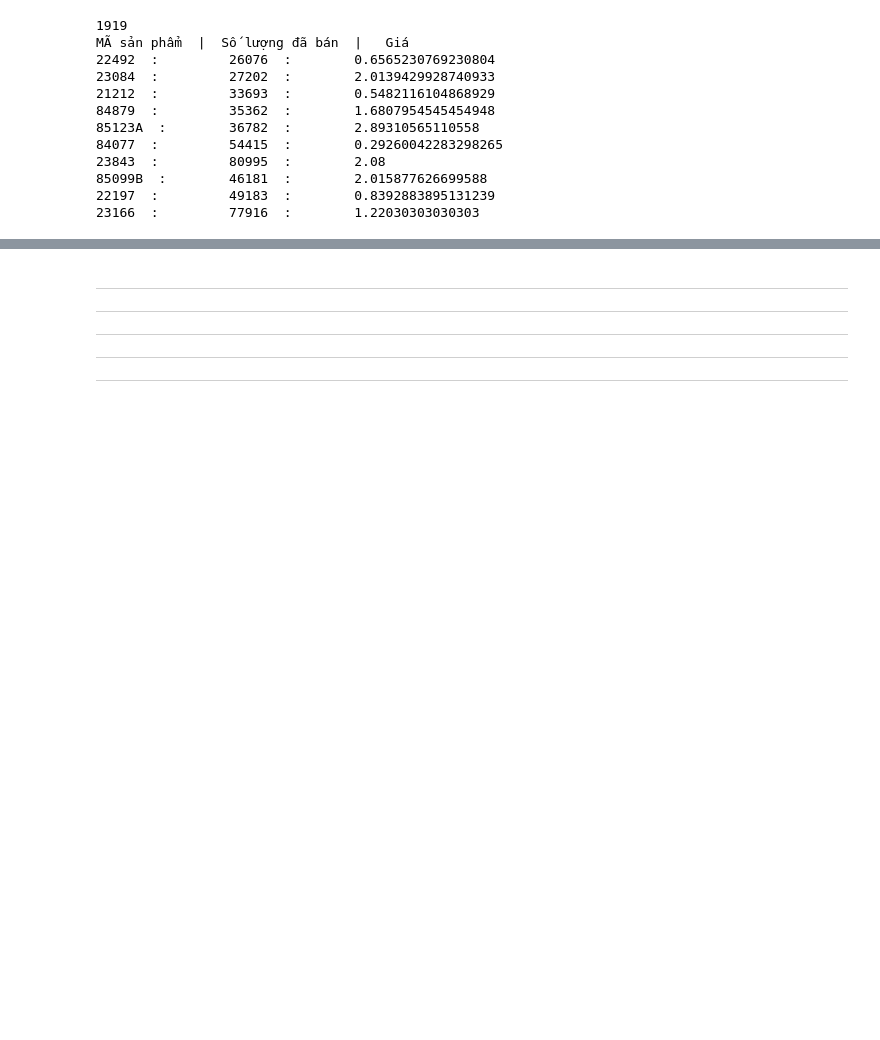
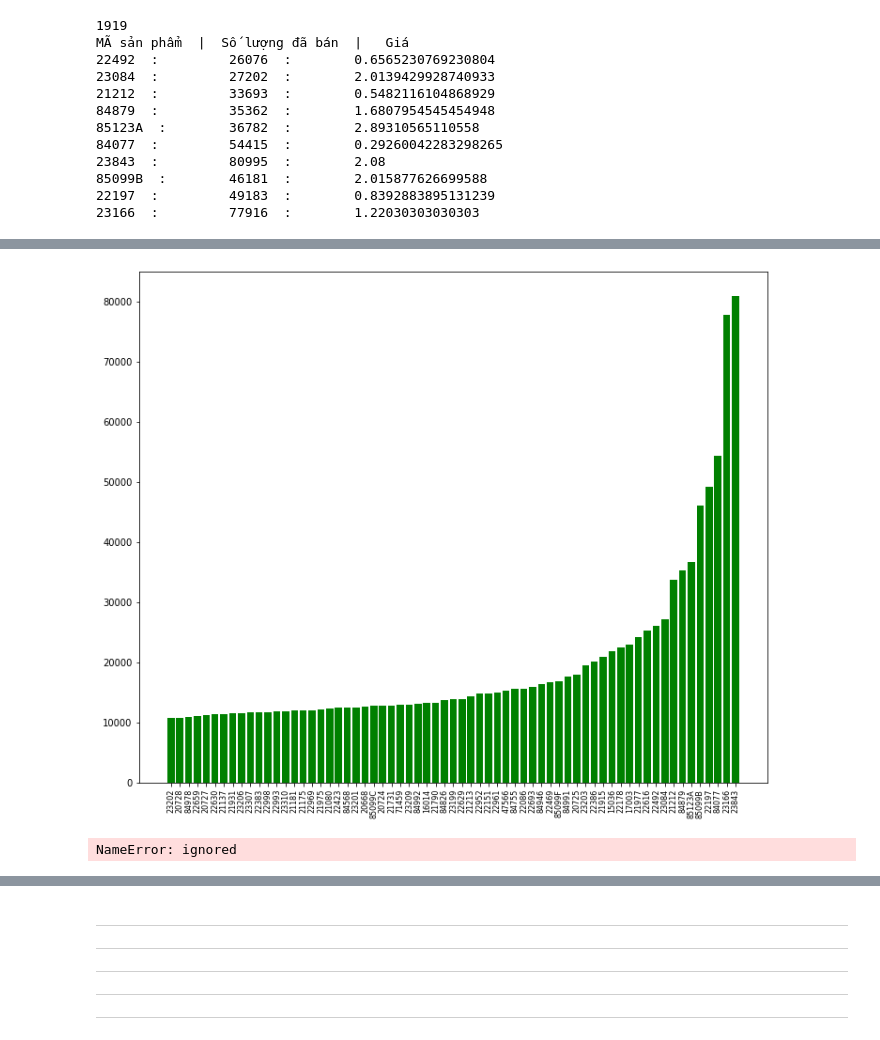
Before and after one commit to Edna-soso/DataAnalysis_Project, a Jupyter notebook: Data_Visualization/Data_Visualization.ipynb, the cells around one changed output, grey strips where cells are left out. Cells and saved outputs as stored; diff of their text form; code cells hidden in the pictures; blank space fills up the shorter version.

Commit message:
update chart

```diff
--- a/Data_Visualization/Data_Visualization.ipynb
+++ b/Data_Visualization/Data_Visualization.ipynb
@@ -260,3 +264,6 @@ MÃ sản phẩm  |  Số lượng đã bán  |   Giá
 85099B  :        46181  :        2.015877626699588
 22197  :         49183  :        0.8392883895131239
 23166  :         77916  :        1.22030303030303
+# %%
+top_10_pro= all_products.sort_values()[3600:]
+top_10_pro[-1]
@@ -262,0 +272,2 @@ MÃ sản phẩm  |  Số lượng đã bán  |   Giá
+# %%
+pro_ls =  [StockCode for StockCode, Quantity in top_10_pro.items()]
@@ -263,3 +296,18 @@ MÃ sản phẩm  |  Số lượng đã bán  |   Giá
+# %%
+x= pro_ls
+y1= top_10_pro
+
+fig, ax1 = plt.subplots()
+ax2= ax2.twinx()
+ax1.bar(x, y1, color = "g")
+ax1.set_xticklabels(pro_ls, rotation=90, size=8)
+plt.show()
+# %% [output]
+[figure, added]
+# %%
+hihi
+# %% [output]
+NameError: ignored
 # %%
 for i in range(len(data["StockCode"])):
   if data["StockCode"][i] == '23843' :
```
Also changed, not shown: parts of 13 cells of this notebook.
